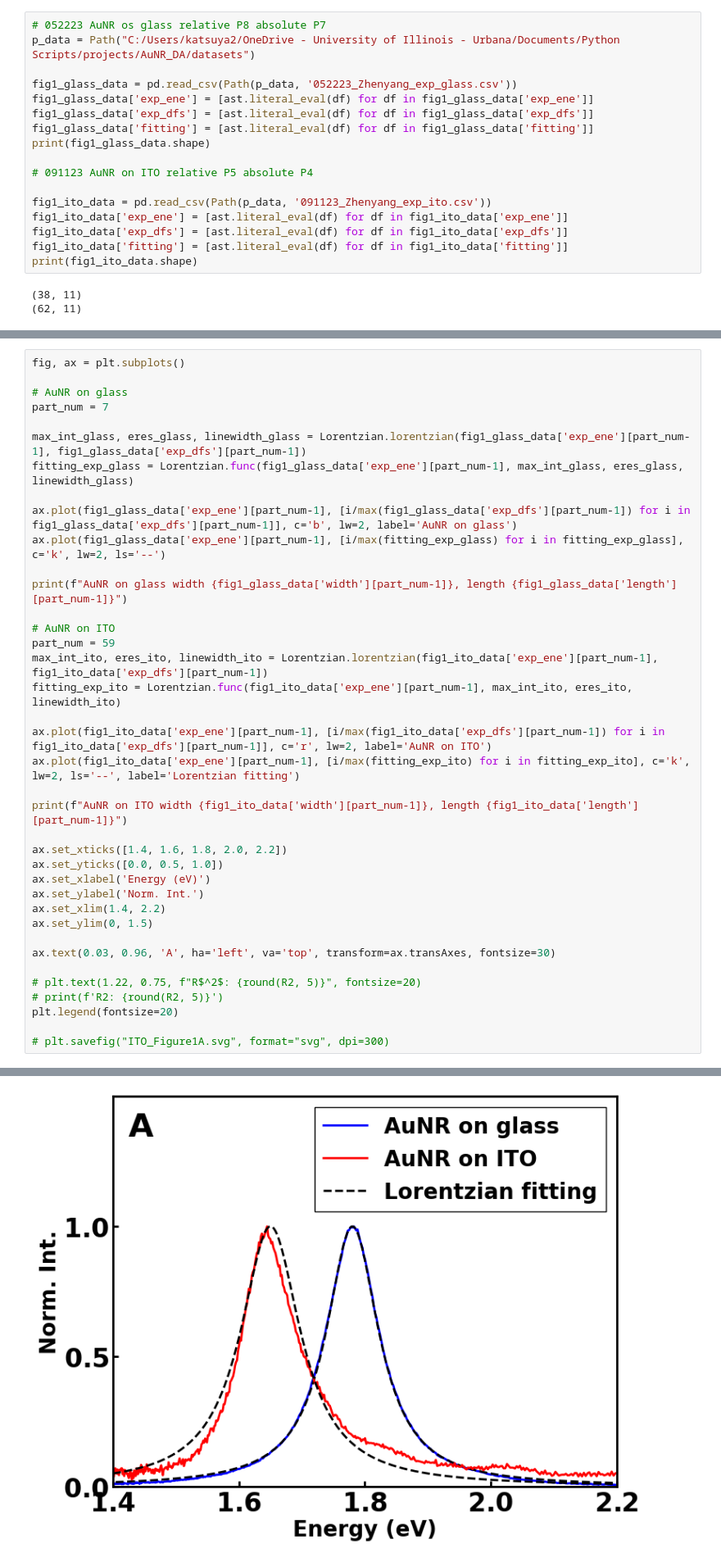
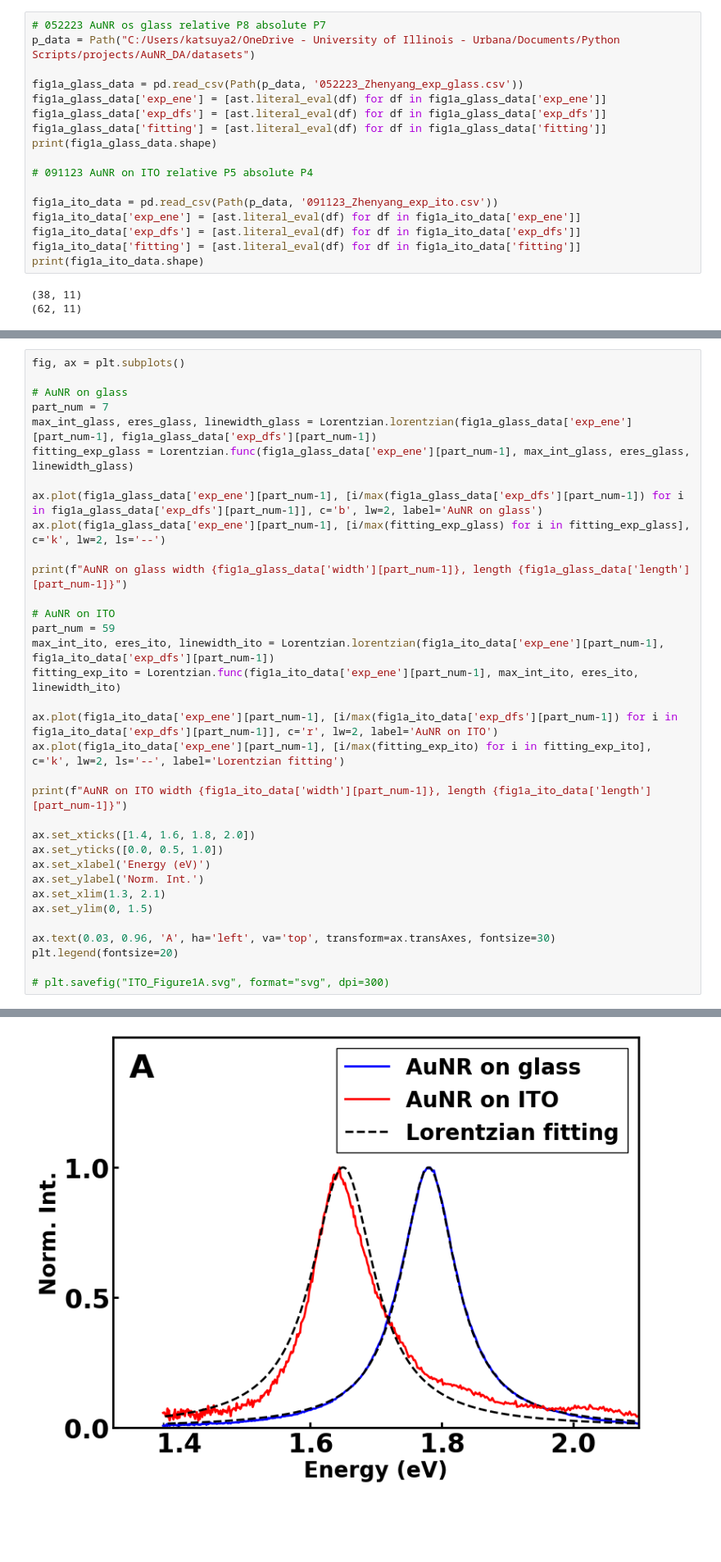
Before and after one commit to SWAN88/AuNR_DA, a Jupyter notebook: 051324_AuNR_DA_figures.ipynb, the cells around one changed output, grey strips where cells are left out. Shown at 82% size. Drawn from its saved outputs; the diff is of its cells as text; blank space fills up the shorter version.

Commit message:
update figure 1

```diff
--- a/051324_AuNR_DA_figures.ipynb
+++ b/051324_AuNR_DA_figures.ipynb
@@ -79,19 +79,19 @@ yl_exp_ito = exp_ito_data['length']
 # 052223 AuNR os glass relative P8 absolute P7
 p_data = Path("C:/Users/katsuya2/OneDrive - University of Illinois - Urbana/Documents/Python Scripts/projects/AuNR_DA/datasets")
 
-fig1_glass_data = pd.read_csv(Path(p_data, '052223_Zhenyang_exp_glass.csv'))
-fig1_glass_data['exp_ene'] = [ast.literal_eval(df) for df in fig1_glass_data['exp_ene']]
-fig1_glass_data['exp_dfs'] = [ast.literal_eval(df) for df in fig1_glass_data['exp_dfs']]
-fig1_glass_data['fitting'] = [ast.literal_eval(df) for df in fig1_glass_data['fitting']]
-print(fig1_glass_data.shape)
+fig1a_glass_data = pd.read_csv(Path(p_data, '052223_Zhenyang_exp_glass.csv'))
+fig1a_glass_data['exp_ene'] = [ast.literal_eval(df) for df in fig1a_glass_data['exp_ene']]
+fig1a_glass_data['exp_dfs'] = [ast.literal_eval(df) for df in fig1a_glass_data['exp_dfs']]
+fig1a_glass_data['fitting'] = [ast.literal_eval(df) for df in fig1a_glass_data['fitting']]
+print(fig1a_glass_data.shape)
 
 # 091123 AuNR on ITO relative P5 absolute P4
 
-fig1_ito_data = pd.read_csv(Path(p_data, '091123_Zhenyang_exp_ito.csv'))
-fig1_ito_data['exp_ene'] = [ast.literal_eval(df) for df in fig1_ito_data['exp_ene']]
-fig1_ito_data['exp_dfs'] = [ast.literal_eval(df) for df in fig1_ito_data['exp_dfs']]
-fig1_ito_data['fitting'] = [ast.literal_eval(df) for df in fig1_ito_data['fitting']]
-print(fig1_ito_data.shape)
+fig1a_ito_data = pd.read_csv(Path(p_data, '091123_Zhenyang_exp_ito.csv'))
+fig1a_ito_data['exp_ene'] = [ast.literal_eval(df) for df in fig1a_ito_data['exp_ene']]
+fig1a_ito_data['exp_dfs'] = [ast.literal_eval(df) for df in fig1a_ito_data['exp_dfs']]
+fig1a_ito_data['fitting'] = [ast.literal_eval(df) for df in fig1a_ito_data['fitting']]
+print(fig1a_ito_data.shape)
 # %% [output]
 (38, 11)
 (62, 11)
@@ -109,45 +109,41 @@ fig1_ito_data[fig1_ito_data['dif_width'] == fig1_ito_data['dif_width'].min()]
 # %%
 fig, ax = plt.subplots()
 
 # AuNR on glass
 part_num = 7
+max_int_glass, eres_glass, linewidth_glass = Lorentzian.lorentzian(fig1a_glass_data['exp_ene'][part_num-1], fig1a_glass_data['exp_dfs'][part_num-1])
+fitting_exp_glass = Lorentzian.func(fig1a_glass_data['exp_ene'][part_num-1], max_int_glass, eres_glass, linewidth_glass)
 
-max_int_glass, eres_glass, linewidth_glass = Lorentzian.lorentzian(fig1_glass_data['exp_ene'][part_num-1], fig1_glass_data['exp_dfs'][part_num-1])
-fitting_exp_glass = Lorentzian.func(fig1_glass_data['exp_ene'][part_num-1], max_int_glass, eres_glass, linewidth_glass)
+ax.plot(fig1a_glass_data['exp_ene'][part_num-1], [i/max(fig1a_glass_data['exp_dfs'][part_num-1]) for i in fig1a_glass_data['exp_dfs'][part_num-1]], c='b', lw=2, label='AuNR on glass')
+ax.plot(fig1a_glass_data['exp_ene'][part_num-1], [i/max(fitting_exp_glass) for i in fitting_exp_glass], c='k', lw=2, ls='--')
 
-ax.plot(fig1_glass_data['exp_ene'][part_num-1], [i/max(fig1_glass_data['exp_dfs'][part_num-1]) for i in fig1_glass_data['exp_dfs'][part_num-1]], c='b', lw=2, label='AuNR on glass')
-ax.plot(fig1_glass_data['exp_ene'][part_num-1], [i/max(fitting_exp_glass) for i in fitting_exp_glass], c='k', lw=2, ls='--')
-
-print(f"AuNR on glass width {fig1_glass_data['width'][part_num-1]}, length {fig1_glass_data['length'][part_num-1]}")
+print(f"AuNR on glass width {fig1a_glass_data['width'][part_num-1]}, length {fig1a_glass_data['length'][part_num-1]}")
 
 # AuNR on ITO
 part_num = 59
-max_int_ito, eres_ito, linewidth_ito = Lorentzian.lorentzian(fig1_ito_data['exp_ene'][part_num-1], fig1_ito_data['exp_dfs'][part_num-1])
-fitting_exp_ito = Lorentzian.func(fig1_ito_data['exp_ene'][part_num-1], max_int_ito, eres_ito, linewidth_ito)
+max_int_ito, eres_ito, linewidth_ito = Lorentzian.lorentzian(fig1a_ito_data['exp_ene'][part_num-1], fig1a_ito_data['exp_dfs'][part_num-1])
+fitting_exp_ito = Lorentzian.func(fig1a_ito_data['exp_ene'][part_num-1], max_int_ito, eres_ito, linewidth_ito)
 
-ax.plot(fig1_ito_data['exp_ene'][part_num-1], [i/max(fig1_ito_data['exp_dfs'][part_num-1]) for i in fig1_ito_data['exp_dfs'][part_num-1]], c='r', lw=2, label='AuNR on ITO')
-ax.plot(fig1_ito_data['exp_ene'][part_num-1], [i/max(fitting_exp_ito) for i in fitting_exp_ito], c='k', lw=2, ls='--', label='Lorentzian fitting')
+ax.plot(fig1a_ito_data['exp_ene'][part_num-1], [i/max(fig1a_ito_data['exp_dfs'][part_num-1]) for i in fig1a_ito_data['exp_dfs'][part_num-1]], c='r', lw=2, label='AuNR on ITO')
+ax.plot(fig1a_ito_data['exp_ene'][part_num-1], [i/max(fitting_exp_ito) for i in fitting_exp_ito], c='k', lw=2, ls='--', label='Lorentzian fitting')
 
-print(f"AuNR on ITO width {fig1_ito_data['width'][part_num-1]}, length {fig1_ito_data['length'][part_num-1]}")
+print(f"AuNR on ITO width {fig1a_ito_data['width'][part_num-1]}, length {fig1a_ito_data['length'][part_num-1]}")
 
-ax.set_xticks([1.4, 1.6, 1.8, 2.0, 2.2])
+ax.set_xticks([1.4, 1.6, 1.8, 2.0])
 ax.set_yticks([0.0, 0.5, 1.0])
 ax.set_xlabel('Energy (eV)')
 ax.set_ylabel('Norm. Int.')
-ax.set_xlim(1.4, 2.2)
+ax.set_xlim(1.3, 2.1)
 ax.set_ylim(0, 1.5)
 
 ax.text(0.03, 0.96, 'A', ha='left', va='top', transform=ax.transAxes, fontsize=30)
-
-# plt.text(1.22, 0.75, f"R$^2$: {round(R2, 5)}", fontsize=20)
-# print(f'R2: {round(R2, 5)}')
 plt.legend(fontsize=20)
 
 # plt.savefig("ITO_Figure1A.svg", format="svg", dpi=300)
 # %% [output]
 AuNR on glass width 27.2486, length 94.006
 AuNR on ITO width 27.1117, length 93.6462
 <matplotlib.legend.Legend at 0x...>
-[figure, old version]
+[figure, new version]
 # %% [markdown]
 ## Figure 1B
```
Also changed, not shown: parts of 4 cells of this notebook, 6 other files.
